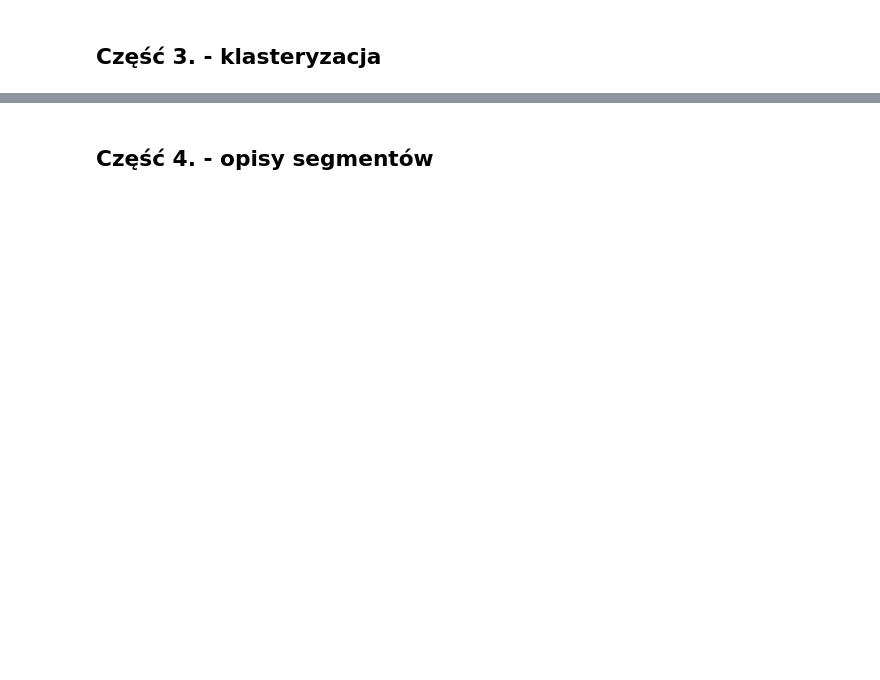
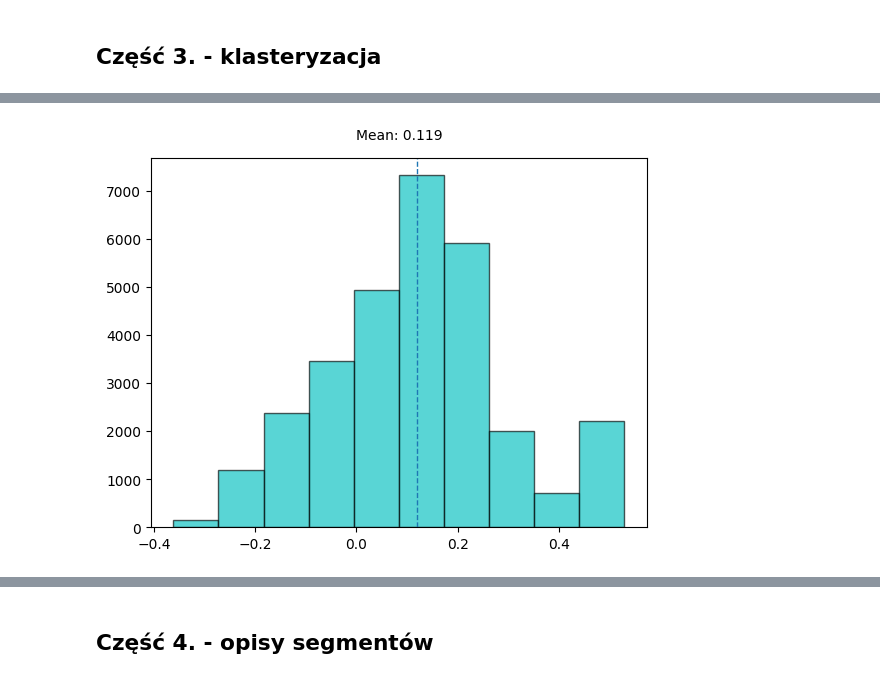
Before and after one commit to MSSkowron/AGH-Course-Recommendation-Systems, a Jupyter notebook: L3-Segmentation/lab3_segmentation.ipynb, the cells around one changed output, grey strips where cells are left out. Saved outputs shown, nothing was run; the diff lists cells and outputs as text; code cells hidden in the pictures; blank space fills up the shorter version.

Commit message:
Finish 'segmentation' lab

```diff
--- a/L3-Segmentation/lab3_segmentation.ipynb
+++ b/L3-Segmentation/lab3_segmentation.ipynb
@@ -26,7 +26,7 @@ from sklearn.metrics import silhouette_score, silhouette_samples
 from wordcloud import WordCloud
 from copy import copy
 # %%
-PATH = 'socialmediadata-beeradvocate/data/beer_reviews.csv'
+PATH = '/content/drive/MyDrive/socialmediadata-beeradvocate/data/beer_reviews.csv'
 SCORE_THRESHOLD = 4 # recenzje z co najmniej taka ocena wezmiemy pod uwage
 VECTOR_SIZE = 20 # jak dlugie powinny byc wektory osadzen uzytkownikow
 SEGMENTS_COUNT = 10 # na ile segmentow chcemy podzielic populacje uzytkownikow
@@ -169,6 +243,14 @@ segments_list = [segmentation[u] for u in users]
 
 mean_silhouette = silhouette_score(user_vectors_list, segments_list, metric='euclidean')
 per_sample_silhouettes = silhouette_samples(user_vectors_list, segments_list, metric='euclidean')
+
+segments_list_kmn = [segmentation_kmn[u] for u in users]
+mean_silhouette_kmn = silhouette_score(user_vectors_list, segments_list_kmn, metric='euclidean')
+per_sample_silhouettes_kmn = silhouette_samples(user_vectors_list, segments_list_kmn, metric='euclidean')
+
+segments_list_bir = [segmentation_bir[u] for u in users]
+mean_silhouette_bir = silhouette_score(user_vectors_list, segments_list_bir, metric='euclidean')
+per_sample_silhouettes_bir = silhouette_samples(user_vectors_list, segments_list_bir, metric='euclidean')
 # %%
 # rysujemy wykres
 def plot_histogram(values, mean_value):
@@ -183,0 +266,4 @@ plot_histogram(per_sample_silhouettes, mean_silhouette)
+# %%
+plot_histogram(per_sample_silhouettes_kmn, mean_silhouette_kmn)
+# %% [output]
+[figure, added]
```
Also changed, not shown: parts of 19 cells of this notebook.
